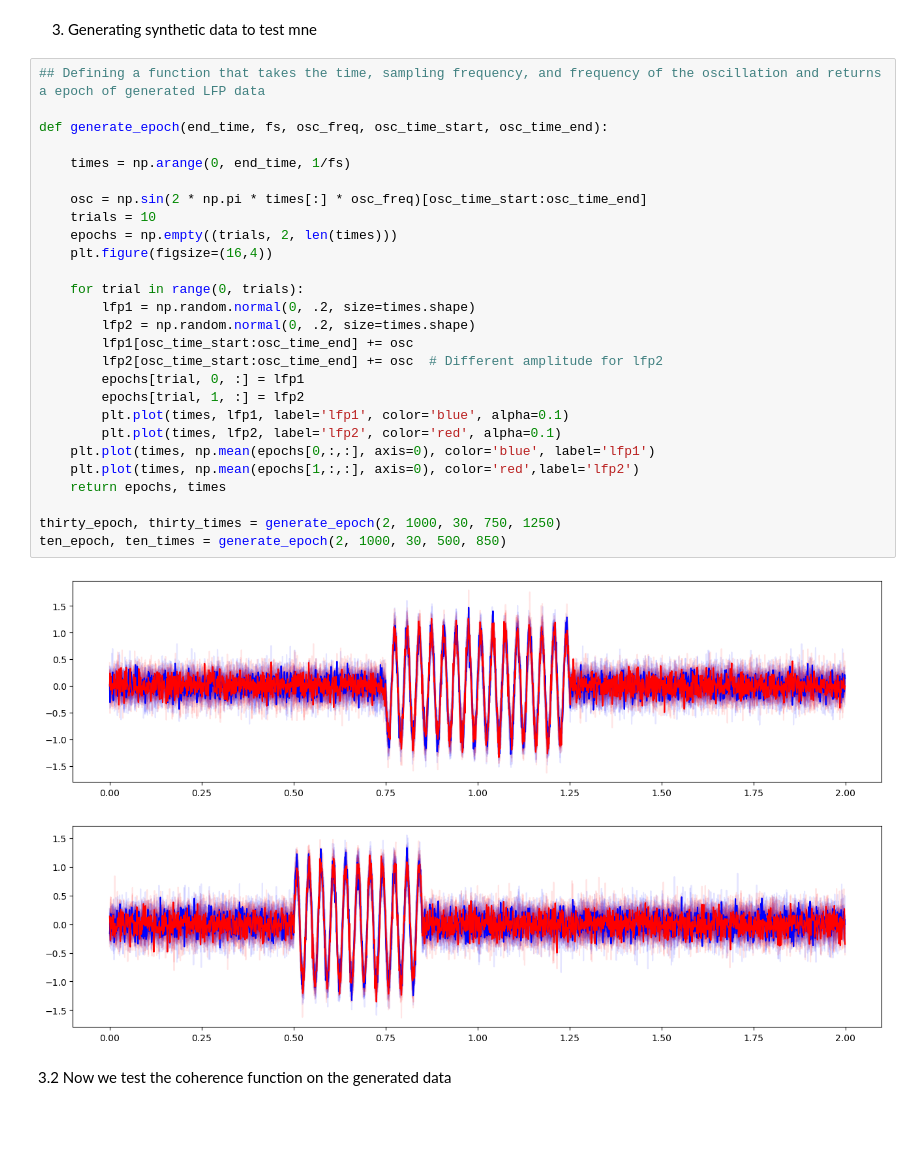
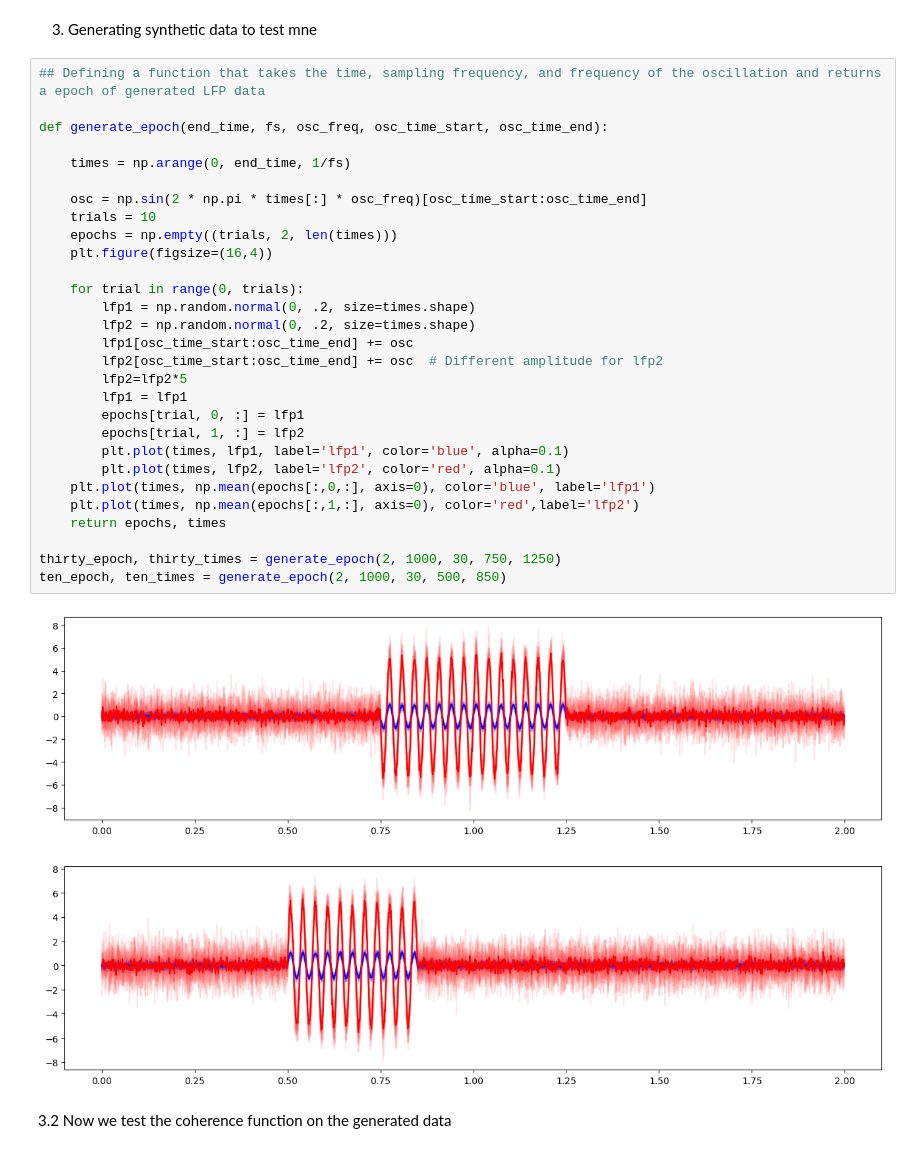
Before and after one commit to namanagrawal97/cpl_analysis_naman, a Jupyter notebook: 03_coherence_using_mne.ipynb, the cells around one changed output. Saved outputs shown, nothing was run; the diff lists cells and outputs as text; blank space fills up the shorter version.

```diff
--- a/03_coherence_using_mne.ipynb
+++ b/03_coherence_using_mne.ipynb
@@ -44,33 +44,35 @@ importlib.reload(spectrogram_plotting_functions)
 # %%
 ## Defining a function that takes the time, sampling frequency, and frequency of the oscillation and returns a epoch of generated LFP data
 
 def generate_epoch(end_time, fs, osc_freq, osc_time_start, osc_time_end):
 
     times = np.arange(0, end_time, 1/fs)
 
     osc = np.sin(2 * np.pi * times[:] * osc_freq)[osc_time_start:osc_time_end]
     trials = 10
     epochs = np.empty((trials, 2, len(times)))
     plt.figure(figsize=(16,4))
 
     for trial in range(0, trials):
         lfp1 = np.random.normal(0, .2, size=times.shape)
         lfp2 = np.random.normal(0, .2, size=times.shape)
         lfp1[osc_time_start:osc_time_end] += osc
         lfp2[osc_time_start:osc_time_end] += osc  # Different amplitude for lfp2
+        lfp2=lfp2*5
+        lfp1 = lfp1
         epochs[trial, 0, :] = lfp1
         epochs[trial, 1, :] = lfp2
         plt.plot(times, lfp1, label='lfp1', color='blue', alpha=0.1)
         plt.plot(times, lfp2, label='lfp2', color='red', alpha=0.1)
-    plt.plot(times, np.mean(epochs[0,:,:], axis=0), color='blue', label='lfp1')
-    plt.plot(times, np.mean(epochs[1,:,:], axis=0), color='red',label='lfp2')
+    plt.plot(times, np.mean(epochs[:,0,:], axis=0), color='blue', label='lfp1')
+    plt.plot(times, np.mean(epochs[:,1,:], axis=0), color='red',label='lfp2')
     return epochs, times
 
 thirty_epoch, thirty_times = generate_epoch(2, 1000, 30, 750, 1250)
 ten_epoch, ten_times = generate_epoch(2, 1000, 30, 500, 850)
 # %% [output]
-[figure, old version]
+[figure, new version]
-[figure, old version]
+[figure, new version]
 # %% [markdown]
 3.2 Now we test the coherence function on the generated data
 # %%
```
Also changed, not shown: parts of 6 cells of this notebook, 3 other files.
